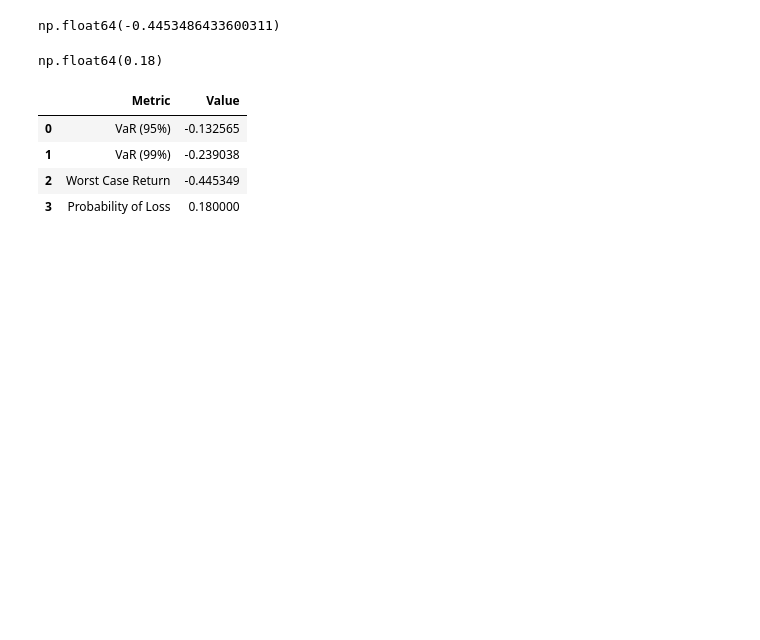
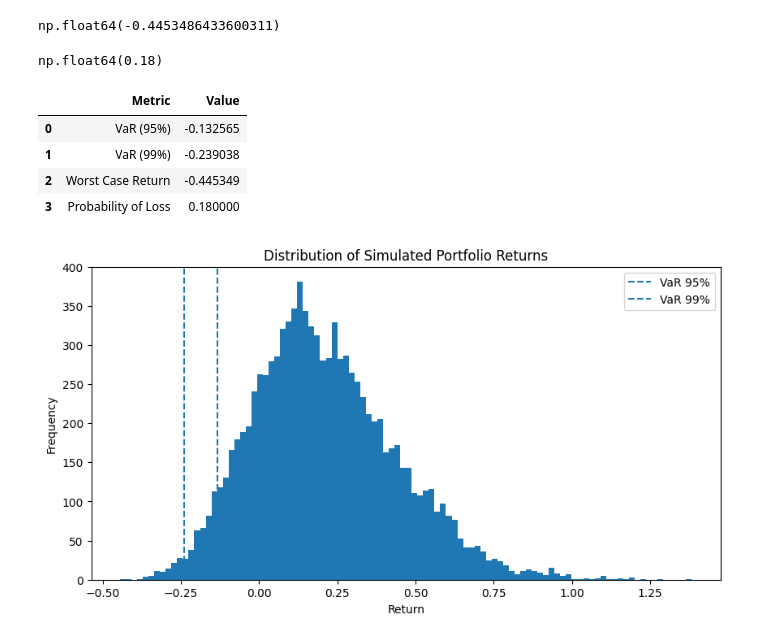
Before and after one commit to tsai143/financial-risk-analytics, a Jupyter notebook: notebooks/week3_monte_carlo_simulation.ipynb, the cells around one changed output. Drawn from its saved outputs; the diff is of its cells as text; code cells hidden in the pictures; blank space fills up the shorter version.

```diff
--- a/notebooks/week3_monte_carlo_simulation.ipynb
+++ b/notebooks/week3_monte_carlo_simulation.ipynb
@@ -247,3 +247,17 @@ risk_summary
 | 1 | VaR (99%) | -0.239038 |
 | 2 | Worst Case Return | -0.445349 |
 | 3 | Probability of Loss | 0.180000 |
+# %%
+import matplotlib.pyplot as plt
+
+plt.figure(figsize=(10, 5))
+plt.hist(final_returns, bins=100)
+plt.axvline(var_95, linestyle="--", label="VaR 95%")
+plt.axvline(var_99, linestyle="--", label="VaR 99%")
+plt.title("Distribution of Simulated Portfolio Returns")
+plt.xlabel("Return")
+plt.ylabel("Frequency")
+plt.legend()
+plt.show()
+# %% [output]
+[figure, added]
```
